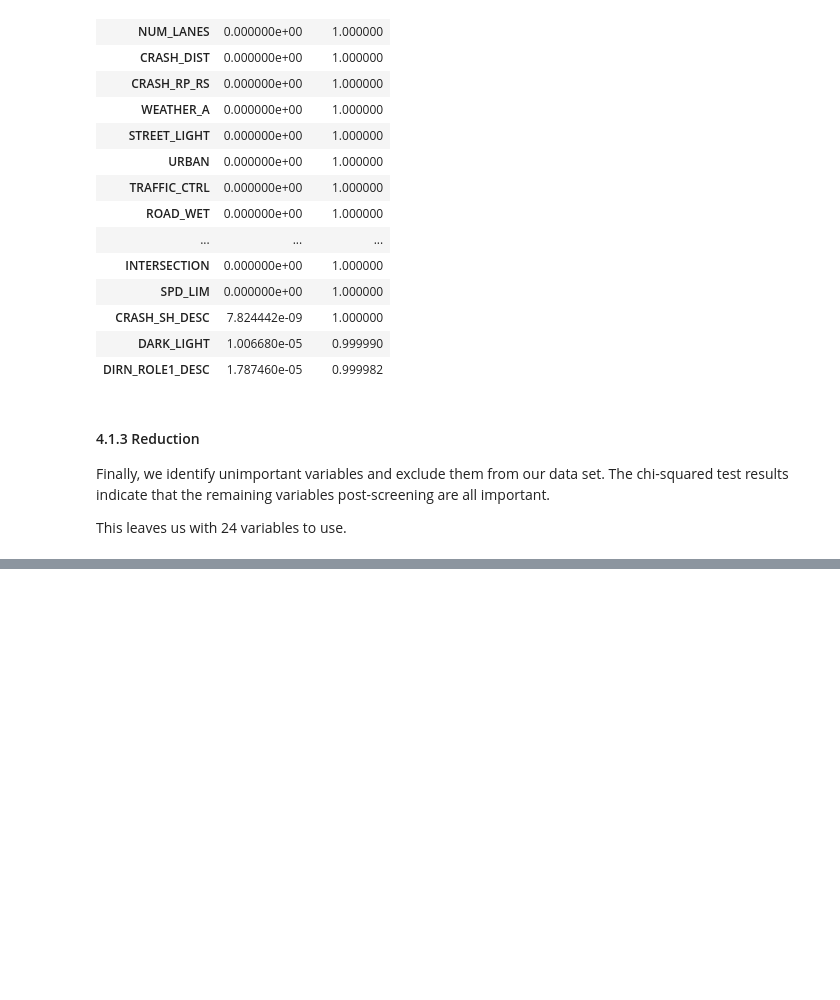
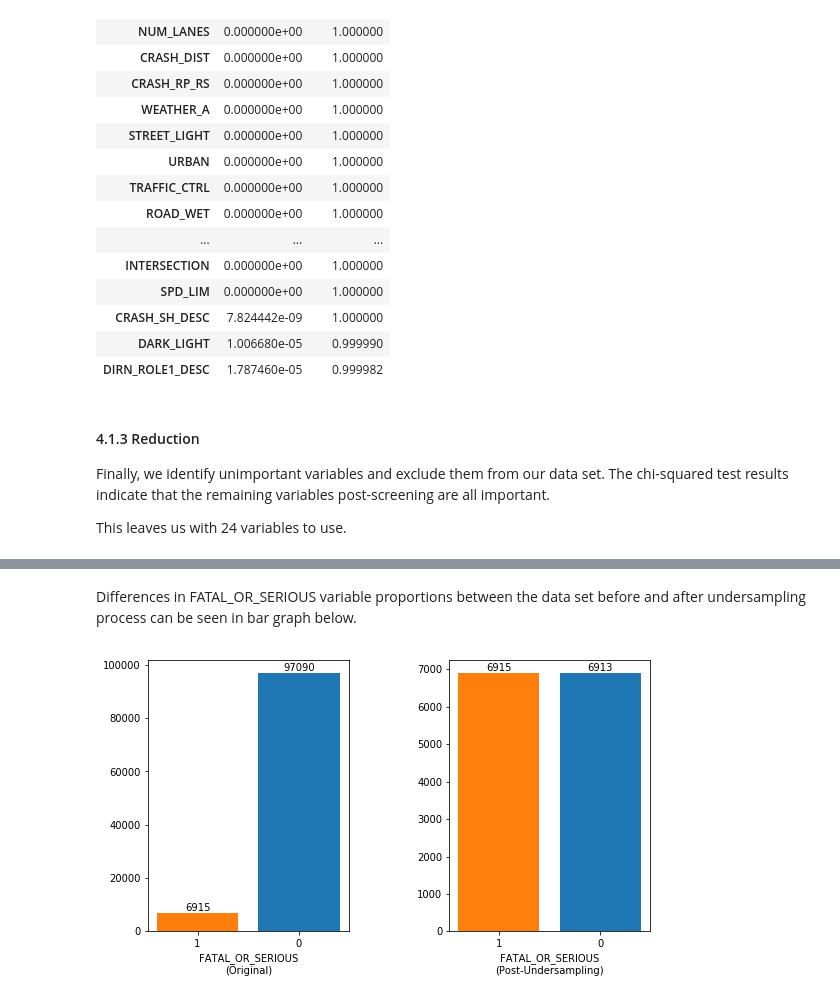
Before and after one commit to adjo446/BDAS-Iteration04, a Jupyter notebook: crash.ipynb, the cells around one changed output, grey strips where cells are left out. Cells and saved outputs as stored; diff of their text form; code cells hidden in the pictures; blank space fills up the shorter version.

```diff
--- a/crash.ipynb
+++ b/crash.ipynb
@@ -429,0 +433,61 @@ fi_result.shape[0]
+# %%
+# Split data set into two chunks (majority class and minority class)
+fatal_serious = crash_data\
+    .filter("FATAL_OR_SERIOUS = 1")\
+    .select(screen_cat_cols + screen_noncat_cols + ["FATAL_OR_SERIOUS"])
+minor_noninj = crash_data\
+    .filter("FATAL_OR_SERIOUS = 0")\
+    .select(screen_cat_cols + screen_noncat_cols + ["FATAL_OR_SERIOUS"])
+
+# Calculate the ratio for undersampling the majority class
+sample_ratio = fatal_serious.count()/minor_noninj.count()
+
+# Randomly sample from majority class with specified ratio
+undersampled_data = fatal_serious.unionAll(minor_noninj.sample(False, sample_ratio, 722))
+# %% [markdown]
+Differences in FATAL_OR_SERIOUS variable proportions between the data set before and after undersampling process can be seen in bar graph below.
+# %%
+# Data for plotting
+props_orig = crash_data.groupBy("FATAL_OR_SERIOUS").count().toPandas()
+props_post_us = undersampled_data.groupBy("FATAL_OR_SERIOUS").count().toPandas()
+
+import numpy as np
+import matplotlib.pyplot as plt
+
+fig, ax = plt.subplots(ncols = 2, figsize=(9, 5))
+plt.subplots_adjust(wspace = 0.5)
+
+ypos = np.arange(len(props_orig["FATAL_OR_SERIOUS"]))
+bar_colours = ["#ff7f0e", "#1f77b4"]
+
+# Bar plot for original data set proportion
+ax[0].bar(ypos, props_orig["count"], tick_label = props_orig["FATAL_OR_SERIOUS"], color = bar_colours)
+ax[0].set(xlabel = "FATAL_OR_SERIOUS\n(Original)")
+
+for p in ax[0].patches:
+    ax[0].text(
+        p.get_x() + p.get_width() / 2.,
+        p.get_height(),
+        "%d" % int(p.get_height()),
+        fontsize = 10,
+        ha = "center",
+        va = "bottom"
+    )
+
+    # Bar plot for original data set proportion
+ax[1].bar(ypos, props_post_us["count"], tick_label = props_post_us["FATAL_OR_SERIOUS"], color = bar_colours)
+ax[1].set(xlabel = "FATAL_OR_SERIOUS\n(Post-Undersampling)")
+
+for p in ax[1].patches:
+    ax[1].text(
+        p.get_x() + p.get_width() / 2.,
+        p.get_height(),
+        "%d" % int(p.get_height()),
+        fontsize = 10,
+        ha = "center",
+        va = "bottom"
+    )
+
+plt.show()
+# %% [output]
+[figure, added]
```
Also changed, not shown: parts of 3 cells of this notebook.
